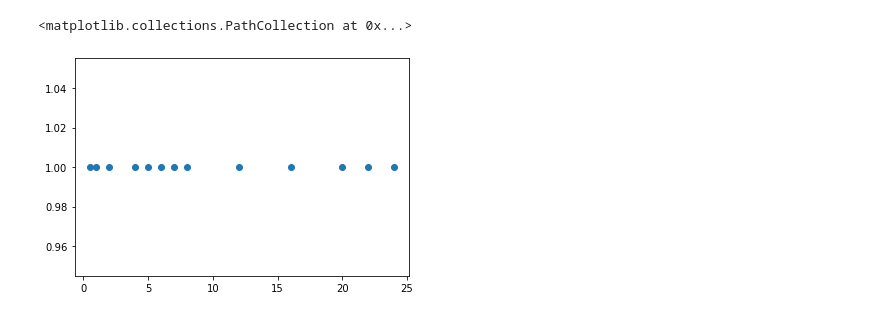
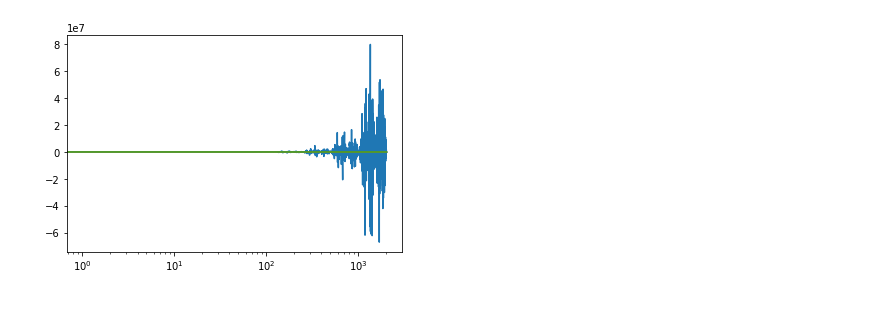
Before and after one commit to ocmob/sig_hsic_independence_test, a Jupyter notebook: notebooks/mmd_test_vs_path_scaling.ipynb, the cells around one changed output. Drawn from its saved outputs; the diff is of its cells as text; code cells hidden in the pictures.

```diff
--- a/notebooks/mmd_test_vs_path_scaling.ipynb
+++ b/notebooks/mmd_test_vs_path_scaling.ipynb
@@ -174,30 +139,0 @@ True
-# %%
-for DIV in results.keys():
-    results_ks[DIV] = {
-        'same' : [],
-        'different' : []
-    }
-    for i in range(1000):
-        print('Step', i)
-
-        a = RNG.normal(0, 2, 100)/DIV
-        a_indep = RNG.normal(0, 2, 100)/DIV
-        b = RNG.normal(5, 0.2, 100)/DIV
-
-        result_same = stats.ks_2samp(a, a_indep)
-        result_diff = stats.ks_2samp(a, b)
-
-        results_ks[DIV]['same'].append(result_same.pvalue < 0.025 or result_same.pvalue > 0.975)
-        results_ks[DIV]['different'].append(result_diff.pvalue < 0.025 or result_diff.pvalue > 0.975)
-
-        if results_ks[DIV]['same'][-1]:
-            print('Mistake for same')
-        else:
-            print('Pass for same')
-
-        if results_ks[DIV]['different'][-1]:
-            print('Pass for different')
-        else:
-            print('Mistake for different')
-
-    print('===================================END DIV', DIV)
@@ -227,5 +140,17 @@ plt.scatter(sorted(results.keys()), [np.array(results_ks[DIV]['same']).sum()/100
-# %%
-plt.scatter(sorted(results.keys()), [np.array(results_ks[DIV]['different']).sum()/1000 for DIV in sorted(results.keys())])
-# %% [output]
-<matplotlib.collections.PathCollection at 0x...>
-[figure, removed]
+# %%
+def plot_sigs_for_samples(samples):
+    dist_2_samples_list = [samples[i, :, :].numpy() for i in range(samples.shape[0])]
+    sigs = np.zeros((len(dist_2_samples_list), lsig))
+    for i, sample in enumerate(dist_2_samples_list):
+        sigs[i] = esig.stream2sig(sample, 10)
+    mean_sig = sigs.mean(axis = 0)
+    plt.plot(sigs[0])
+    plt.plot(sigs[1])
+    plt.plot(sigs[2])
+    plt.xscale('log')
+# %%
+xd1, _ = gen_processes.generate_gbm_iid_samples(0, 1, 3, n_paths = 5000, m_time_points = 50)
+# %%
+plot_sigs_for_samples(xd1)
+# %% [output]
+[figure, added]
```
Also changed, not shown: parts of 23 cells of this notebook, 2 other files.
